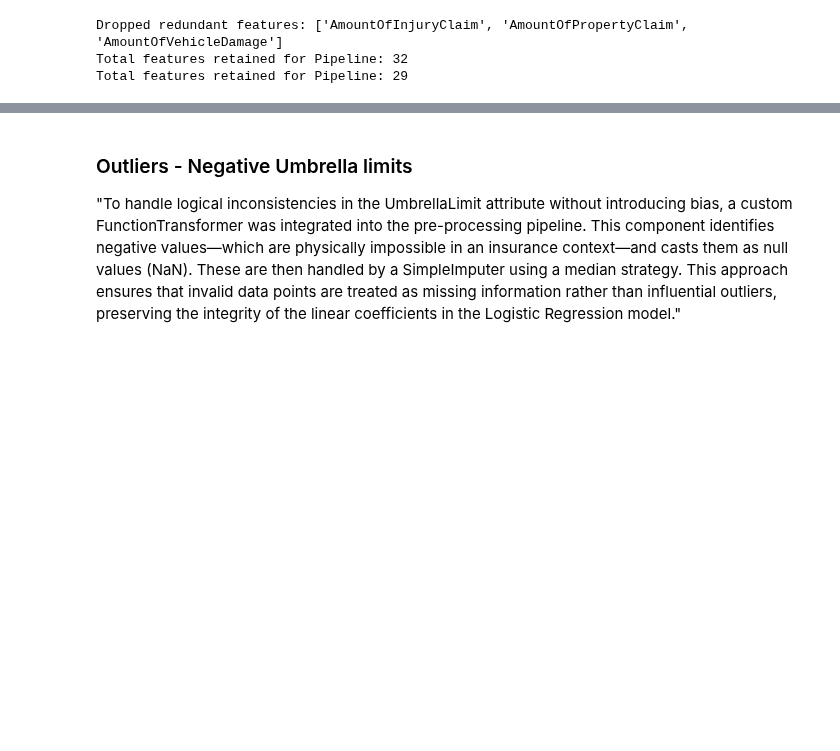
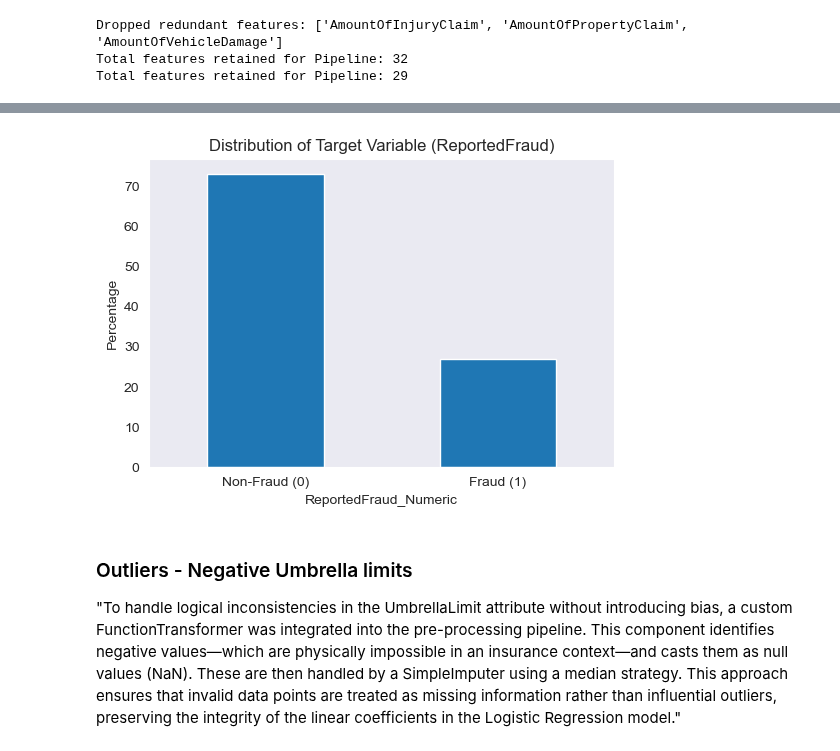
Before and after one commit to bartzilla/Classification, a Jupyter notebook: Assessment.ipynb, the cells around one changed output, grey strips where cells are left out. Cells and saved outputs as stored; diff of their text form; code cells hidden in the pictures; blank space fills up the shorter version.

```diff
--- a/Assessment.ipynb
+++ b/Assessment.ipynb
@@ -446,3 +459,16 @@ Total features retained for Pipeline: 29
+# %%
+# Check for class imbalance
+imbalance_check = data_merged['ReportedFraud_Numeric'].value_counts(normalize=True) * 100
+
+plt.figure(figsize=(6, 4))
+imbalance_check.plot(kind='bar')
+plt.title('Distribution of Target Variable (ReportedFraud)')
+plt.xticks([0, 1], ['Non-Fraud (0)', 'Fraud (1)'], rotation=0)
+plt.grid(False)
+plt.ylabel('Percentage')
+plt.show()
+# %% [output]
+[figure, added]
 # %% [markdown]
 ### Outliers - Negative Umbrella limits
 
```
Also changed, not shown: parts of 3 cells of this notebook.
